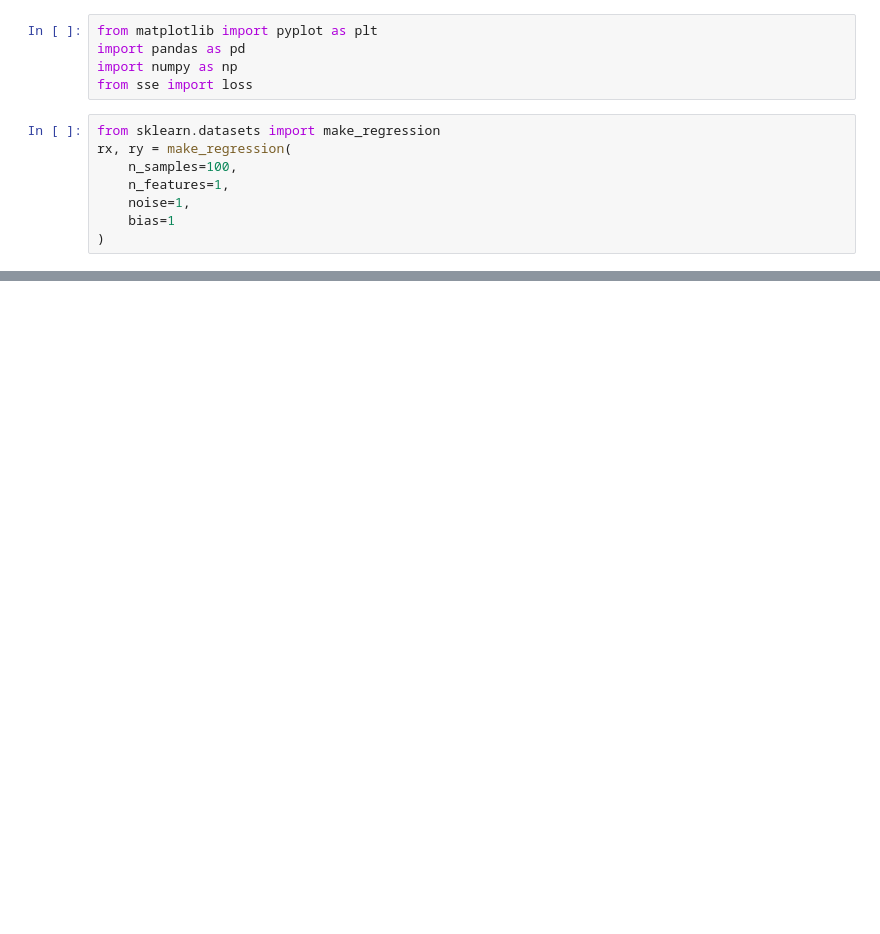
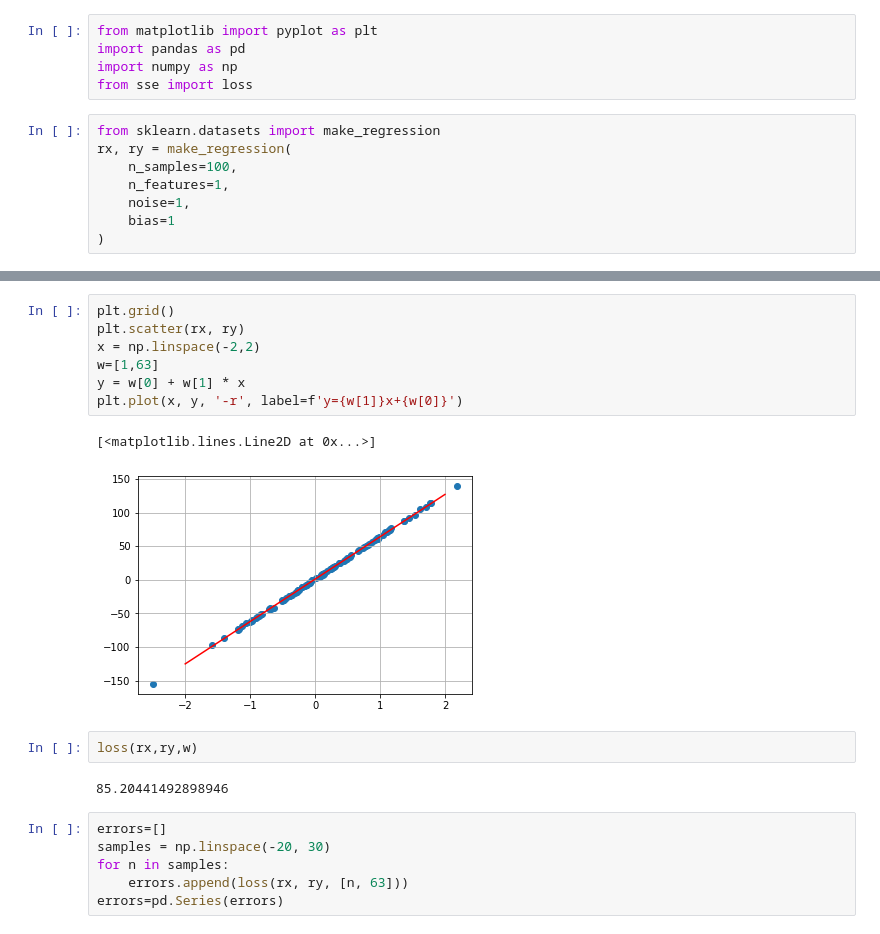
Before and after one commit to carjeff/Machine-Learning, a Jupyter notebook: 05-linear-regression/sse.ipynb, the cells around one changed output, grey strips where cells are left out. Saved outputs shown, nothing was run; the diff lists cells and outputs as text; blank space fills up the shorter version.

```diff
--- a/05-linear-regression/sse.ipynb
+++ b/05-linear-regression/sse.ipynb
@@ -57,0 +63,20 @@ plt.plot(samples, errors)
+# %%
+plt.grid()
+plt.scatter(rx, ry)
+x = np.linspace(-2,2)
+w=[1,63]
+y = w[0] + w[1] * x
+plt.plot(x, y, '-r', label=f'y={w[1]}x+{w[0]}')
+# %% [output]
+[<matplotlib.lines.Line2D at 0x...>]
+[figure, added]
+# %%
+loss(rx,ry,w)
+# %% [output]
+85.20441492898946
+# %%
+errors=[]
+samples = np.linspace(-20, 30)
+for n in samples:
+    errors.append(loss(rx, ry, [n, 63]))
+errors=pd.Series(errors)
```
Also changed, not shown: parts of 8 cells of this notebook, 5 other files.
